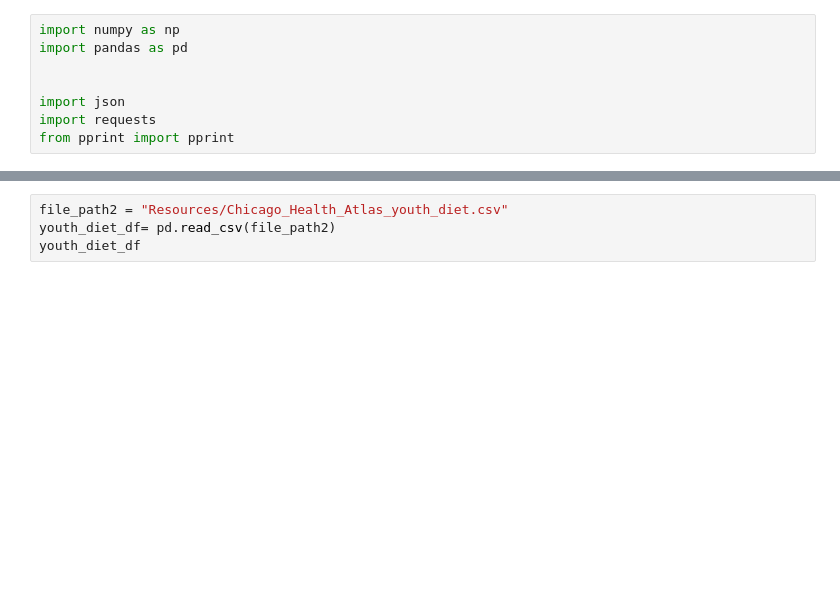
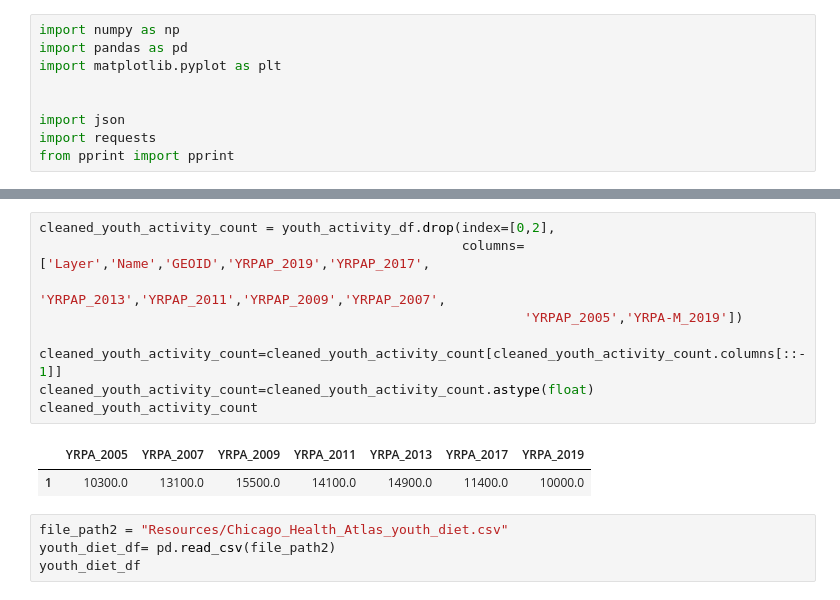
Before and after one commit to dpackardphys/gold_orbit_firelight, a Jupyter notebook: Question4data.ipynb, the cells around one changed output, grey strips where cells are left out. Drawn from its saved outputs; the diff is of its cells as text; blank space fills up the shorter version.

```diff
--- a/Question4data.ipynb
+++ b/Question4data.ipynb
@@ -1,6 +1,7 @@
 # %%
 import numpy as np
 import pandas as pd
+import matplotlib.pyplot as plt
 
 
 import json
@@ -15,6 +16,18 @@ youth_activity_df
 | 0 | NaN | NaN | NaN | Youth physical activity (count of... | Youth physical activity (count of... | Youth physical activity (count of... | Youth physical activity (count of... | Youth physical activity (count of... | Youth physical activity (count of... | ... |
 | 1 | City | Chicago, IL | 1714000.0 | 10000.0 | 11400.0 | 14900.0 | 14100.0 | 15500.0 | 13100.0 | ... |
 | 2 | City | Chicago, IL | 1714000.0 | 10000.0 | 11400.0 | 14900.0 | 14100.0 | 15500.0 | 13100.0 | ... |
+# %%
+cleaned_youth_activity_count = youth_activity_df.drop(index=[0,2],
+                                                      columns=['Layer','Name','GEOID','YRPAP_2019','YRPAP_2017',
+                                                               'YRPAP_2013','YRPAP_2011','YRPAP_2009','YRPAP_2007',
+                                                              'YRPAP_2005','YRPA-M_2019'])
+
+cleaned_youth_activity_count=cleaned_youth_activity_count[cleaned_youth_activity_count.columns[::-1]]
+cleaned_youth_activity_count=cleaned_youth_activity_count.astype(float)
+cleaned_youth_activity_count
+# %% [output]
+|  | YRPA_2005 | YRPA_2007 | YRPA_2009 | YRPA_2011 | YRPA_2013 | YRPA_2017 | YRPA_2019 |
+| 1 | 10300.0 | 13100.0 | 15500.0 | 14100.0 | 14900.0 | 11400.0 | 10000.0 |
 # %%
 file_path2 = "Resources/Chicago_Health_Atlas_youth_diet.csv"
 youth_diet_df= pd.read_csv(file_path2)
```
Also changed, not shown: parts of 3 cells of this notebook, 2 other files.
